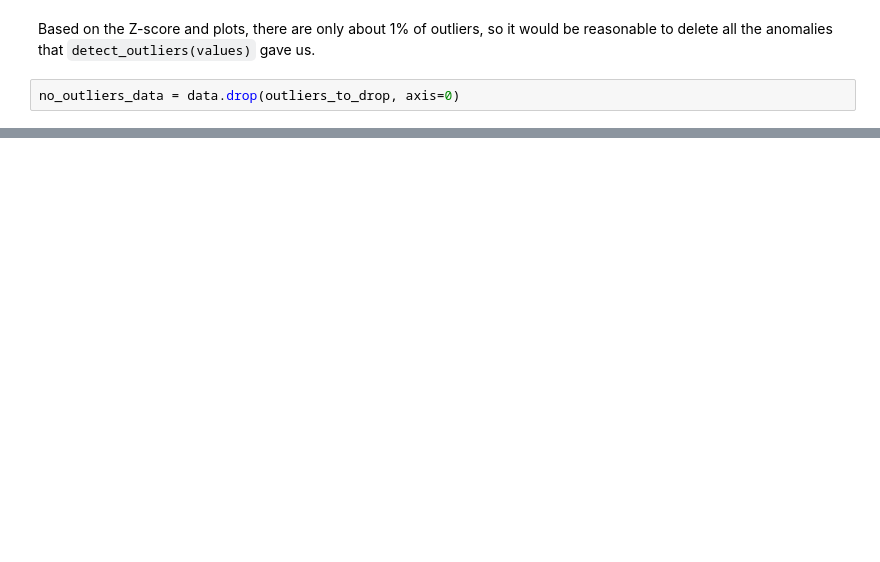
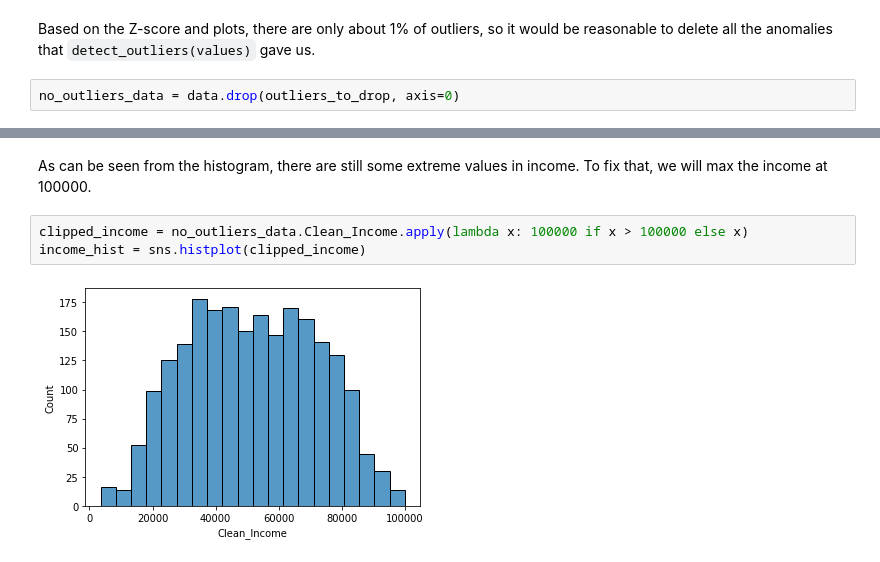
Before and after one commit to jegork/marketing-analytics-kaggle, a Jupyter notebook: Section1.ipynb, the cells around one changed output, grey strips where cells are left out. Saved outputs shown, nothing was run; the diff lists cells and outputs as text; blank space fills up the shorter version.

```diff
--- a/Section1.ipynb
+++ b/Section1.ipynb
@@ -200,0 +209,7 @@ no_outliers_data = data.drop(outliers_to_drop, axis=0)
+# %% [markdown]
+As can be seen from the histogram, there are still some extreme values in income. To fix that, we will max the income at 100000.
+# %%
+clipped_income = no_outliers_data.Clean_Income.apply(lambda x: 100000 if x > 100000 else x)
+income_hist = sns.histplot(clipped_income)
+# %% [output]
+[figure, added]
```
Also changed, not shown: parts of 32 cells of this notebook.
